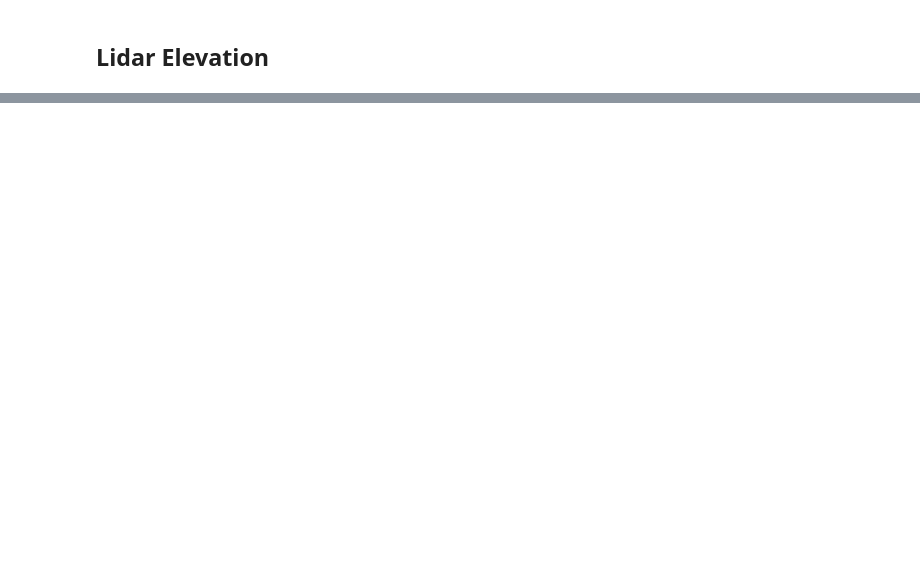
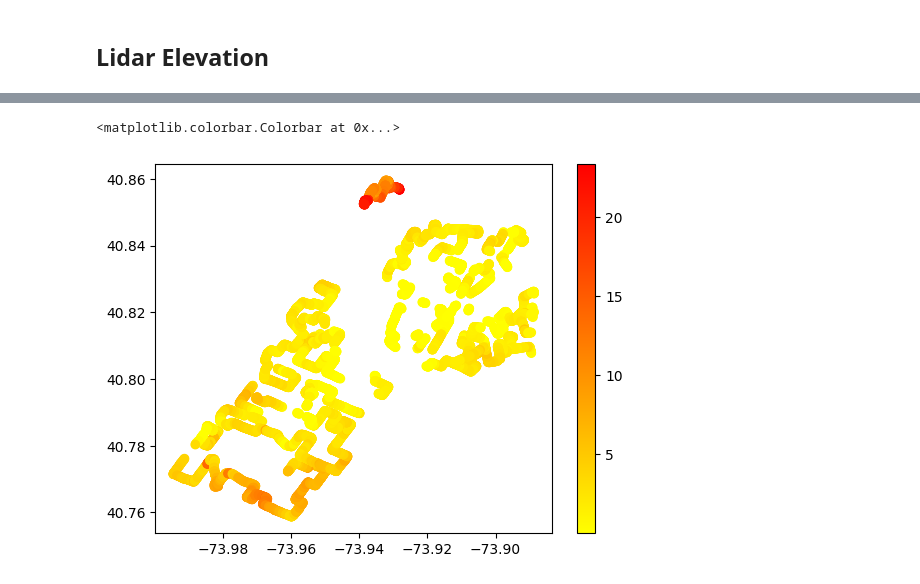
Before and after one commit to bennicholson2/Urban-Heat-Island-Prediction, a Jupyter notebook: code/greensburg_notebook.ipynb, the cells around one changed output, grey strips where cells are left out. Cells and saved outputs as stored; diff of their text form; code cells hidden in the pictures; blank space fills up the shorter version.

```diff
--- a/code/greensburg_notebook.ipynb
+++ b/code/greensburg_notebook.ipynb
@@ -599,0 +953,10 @@ plt.colorbar()
+# %%
+nyc_elevation_mapped = map_satellite_data('/Users/ben_nicholson/Documents/vs_code/urban_heat_islands/satellite_images/greensburg/lidar_elevation_nyc.tiff',proximity_uhi_train[['Longitude','Latitude']],['elevation'])
+# %%
+nyc_elevation_mapped = nyc_elevation_mapped[~(nyc_elevation_mapped<=0)]
+# %%
+proximity_elevation_nyc = combine_two_datasets(proximity_uhi_train,nyc_elevation_mapped)
+
+proximity_elevation_rounded = create_rounded_data(proximity_elevation_nyc )
+
+proximity_elevation_rounded
@@ -599,0 +993,8 @@ plt.colorbar()
+# %%
+elevation_proximity_rounded = add_nearest_data(uhi_train,proximity_elevation_rounded)
+# %%
+plt.scatter(elevation_proximity_rounded['Longitude'],elevation_proximity_rounded['Latitude'],c=elevation_proximity_rounded['elevation'],cmap='autumn_r')
+plt.colorbar()
+# %% [output]
+<matplotlib.colorbar.Colorbar at 0x...>
+[figure, added]
```
Also changed, not shown: parts of 132 cells of this notebook, 10 other files.
